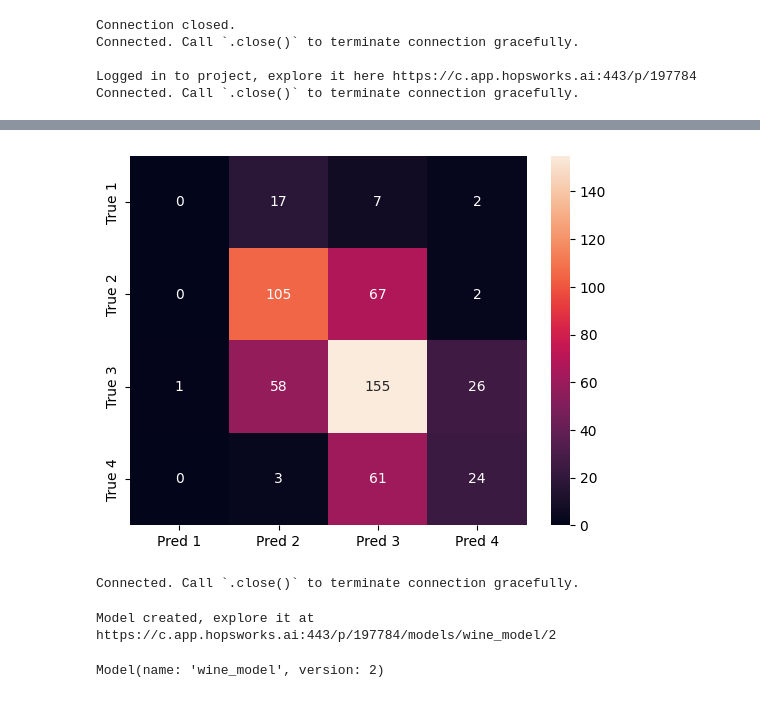
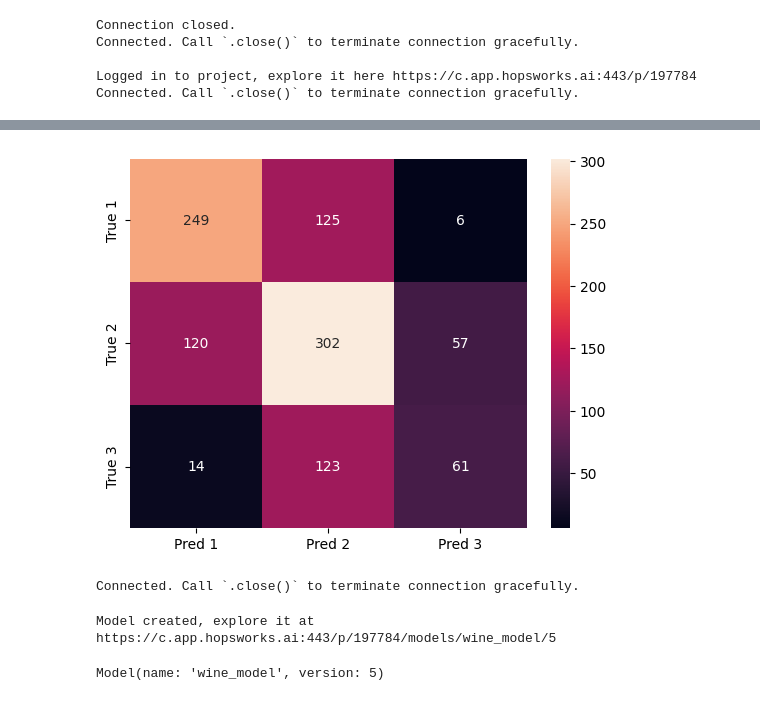
Before and after one commit to FarhadMadadzade/ID2223, a Jupyter notebook: wine-quality-prediction-task/wine-training-pipeline.ipynb, the cells around one changed output, grey strips where cells are left out. Saved outputs shown, nothing was run; the diff lists cells and outputs as text; code cells hidden in the pictures.

```diff
--- a/wine-quality-prediction-task/wine-training-pipeline.ipynb
+++ b/wine-quality-prediction-task/wine-training-pipeline.ipynb
@@ -38,8 +37,13 @@ feature_view = fs.get_or_create_feature_view(name="wine_features",
                                   labels=["quality"],
                                   query=query)
 # %%
+
 # You can read training data, randomly split into train/test sets of features (X) and labels (y)
-X_train, X_test, y_train, y_test = feature_view.train_test_split(0.1)
+X_train, X_test, y_train, y_test = feature_view.train_test_split(0.2)
+
+#remove the "wine_type" feature from the training data and test data
+X_train = X_train.drop(columns=['wine_type'])
+X_test = X_test.drop(columns=['wine_type'])
 
 # Train our model with the Scikit-learn Logistic Regression algorithm using our features (X_train) and labels (y_train)
 model = LogisticRegression(max_iter=500)
@@ -57,12 +61,12 @@ metrics = classification_report(y_test, y_pred, output_dict=True)
 results = confusion_matrix(y_test, y_pred)
 # %%
 # Create the confusion matrix as a figure, we will later store it as a PNG image file
-df_cm = pd.DataFrame(results, ['True 1', 'True 2', 'True 3', 'True 4'],
-                     ['Pred 1', 'Pred 2', 'Pred 3', 'Pred 4'])
+df_cm = pd.DataFrame(results, ['True 1', 'True 2', 'True 3'],
+                     ['Pred 1', 'Pred 2', 'Pred 3'])
 cm = sns.heatmap(df_cm, annot=True, fmt='d')
 fig = cm.get_figure()
 # %% [output]
-[figure, old version]
+[figure, new version]
 # %%
 # We will now upload our model to the Hopsworks Model Registry. First get an object for the model registry.
 mr = project.get_model_registry()
@@ -93,5 +97,5 @@ iris_model = mr.python.create_model(
 iris_model.save(model_dir)
 # %% [output]
 Connected. Call `.close()` to terminate connection gracefully.
-Model created, explore it at https://c.app.hopsworks.ai:443/p/197784/models/wine_model/2
+Model created, explore it at https://c.app.hopsworks.ai:443/p/197784/models/wine_model/5
-Model(name: 'wine_model', version: 2)
+Model(name: 'wine_model', version: 5)
```
Also changed, not shown: parts of 2 cells of this notebook, 5 other files.
